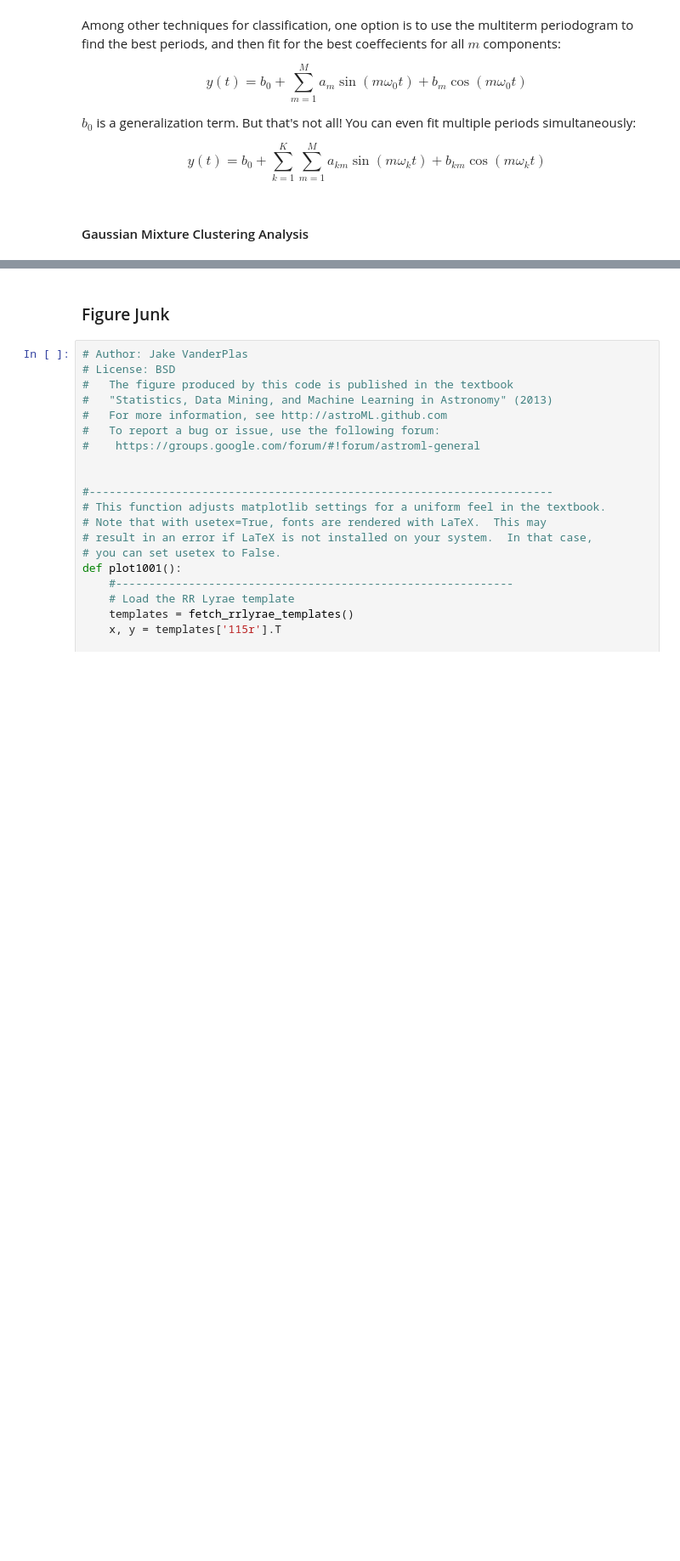
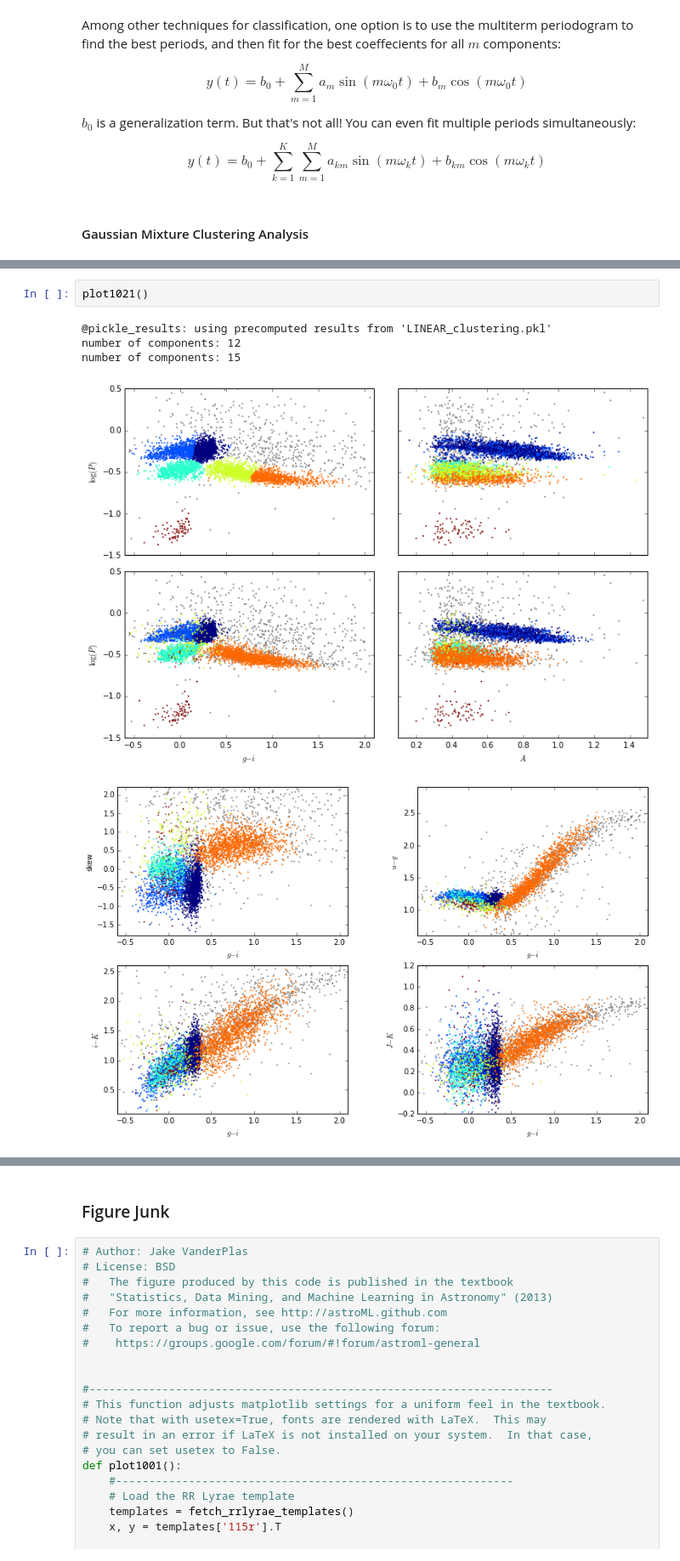
Before and after one commit to YastroML/YastroML, a Jupyter notebook: Session19_150219/Ch10_TimeSeries.ipynb, the cells around one changed output, grey strips where cells are left out. Shown at 85% size. Saved outputs shown, nothing was run; the diff lists cells and outputs as text; blank space fills up the shorter version.

Commit message:
finished sec 10.3.4 (clustering)

```diff
--- a/Session19_150219/Ch10_TimeSeries.ipynb
+++ b/Session19_150219/Ch10_TimeSeries.ipynb
@@ -878,0 +883,8 @@ $$y(t) = b_0 + \sum_{k=1}^{K}\sum_{m=1}^{M} a_{km} \sin{(m \omega_k t)} + b_{km}
+# %%
+plot1021()
+# %% [output]
+@pickle_results: using precomputed results from 'LINEAR_clustering.pkl'
+number of components: 12
+number of components: 15
+[figure, added]
+[figure, added]
```
Also changed, not shown: parts of 4 cells of this notebook, 1 other file.
